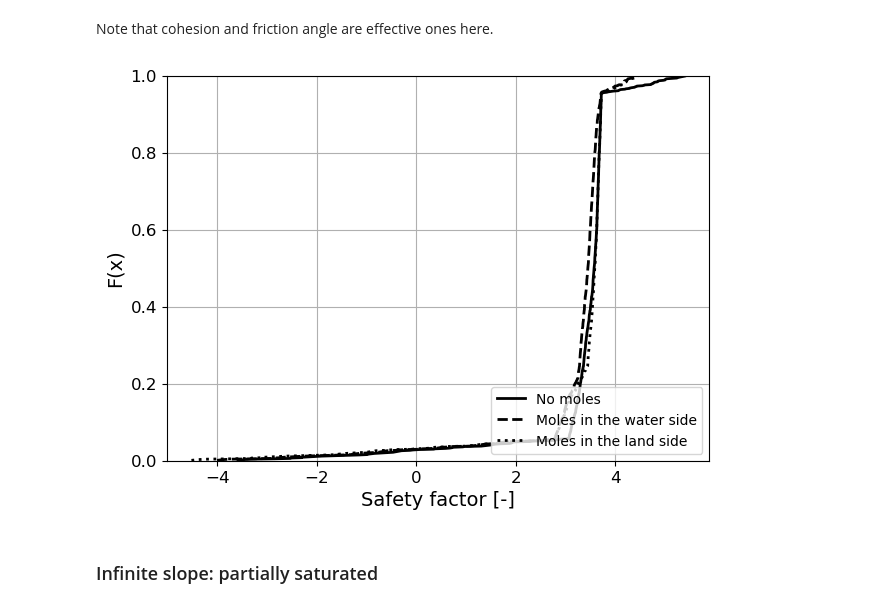
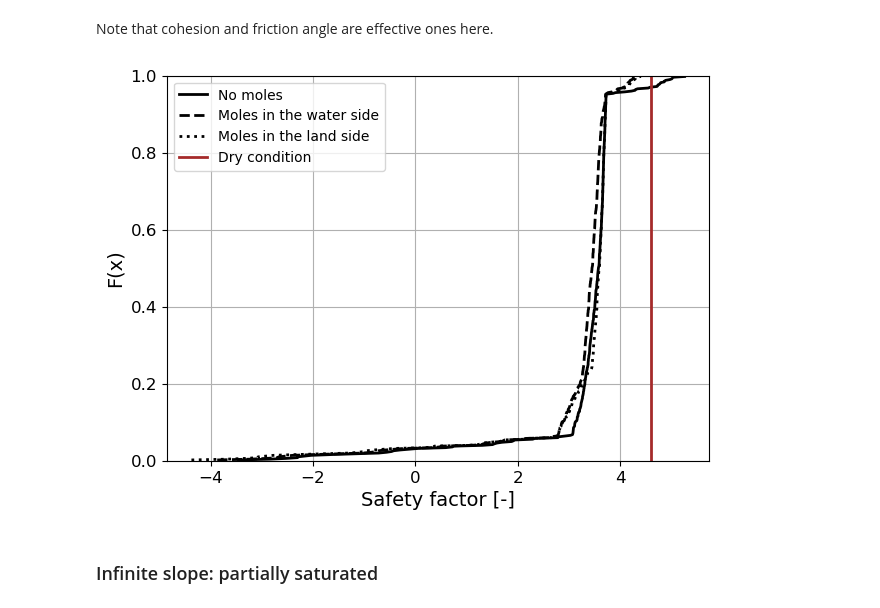
Before and after one commit to patmanas/burros, a Jupyter notebook: analysis_micro.ipynb, the cells around one changed output. Cells and saved outputs as stored; diff of their text form; code cells hidden in the pictures.

```diff
--- a/analysis_micro.ipynb
+++ b/analysis_micro.ipynb
@@ -315,7 +315,8 @@ Note that cohesion and friction angle are effective ones here.
 def FS_saturated(cohesion, friction_angle, unit_weight_sat, phreatic_level, slope_angle, d, unit_weight_water):
     z = d/np.cos(slope_angle*np.pi/180)
     upper = cohesion + (unit_weight_sat*z*np.cos(slope_angle*np.pi/180)**2-unit_weight_water*phreatic_level) * np.tan(friction_angle*np.pi/180)
-    lower = np.sin(slope_angle*np.pi/180)*np.cos(slope_angle*np.pi/180)*unit_weight_sat*z
+    # lower = np.sin(slope_angle*np.pi/180)*np.cos(slope_angle*np.pi/180)*unit_weight_sat*z
+    lower = unit_weight_sat*z*np.cos(slope_angle*np.pi/180)*np.sin(slope_angle*np.pi/180)
     return upper/lower
 
 def eval_cdf(obs, x):
@@ -342,36 +343,36 @@ unif_samples_land = eval_cdf(project.assessments.full_cdf['DMgl'][itemnr], unif_
 # %%
 # Infinite slope
 
 safety_factors_no_moles = [FS_saturated(c, phi, lambda_sat, p, angle_slope, 0.6, 9.81) for p in unif_samples_phrea]
 safety_factors_water = [FS_saturated(c, phi, lambda_sat, p, angle_slope, 0.6, 9.81) for p in unif_samples_water]
 safety_factors_land = [FS_saturated(c, phi, lambda_sat, p, angle_slope, 0.6, 9.81) for p in unif_samples_land]
 
 
 def ecdf(var):
     x = np.sort(var)
     n = x.size
     y = np.arange(1, n+1) / (n+1)
     return [y, x]
 
 # Plot experts' cdfs
 fig, ax = plt.subplots(1, 1, figsize=(7, 5))
 
 ax.plot(ecdf(safety_factors_no_moles)[1], ecdf(safety_factors_no_moles)[0], label='No moles', ms=4, color='k', lw=2)
 ax.plot(ecdf(safety_factors_water)[1], ecdf(safety_factors_water)[0], label='Moles in the water side', ms=4, color='k', ls='--', lw=2)
 ax.plot(ecdf(safety_factors_land)[1], ecdf(safety_factors_land)[0], label='Moles in the land side', ms=4, color='k', ls=':', lw=2)
+ax.plot([FS_dry, FS_dry], [0, 1], 'brown', label='Dry condition', lw=2)
 
-
-ax.legend(loc = 'lower right')
+ax.legend(loc = 'upper left')
 
 ax.set_xlabel('Safety factor [-]', fontsize=14)
 ax.set_ylabel('F(x)', fontsize=14)
 ax.grid()
 ax.set_ylim(0,1)
 # ax.set_xlim(-2, 8)
 ax.tick_params(axis='both', which='major', labelsize=12)
 ax.tick_params(axis='both', which='minor', labelsize=12)
 # %% [output]
-[figure, old version]
+[figure, new version]
 # %% [markdown]
 ### Infinite slope: partially saturated
 # %%
```
Also changed, not shown: parts of 4 cells of this notebook.
